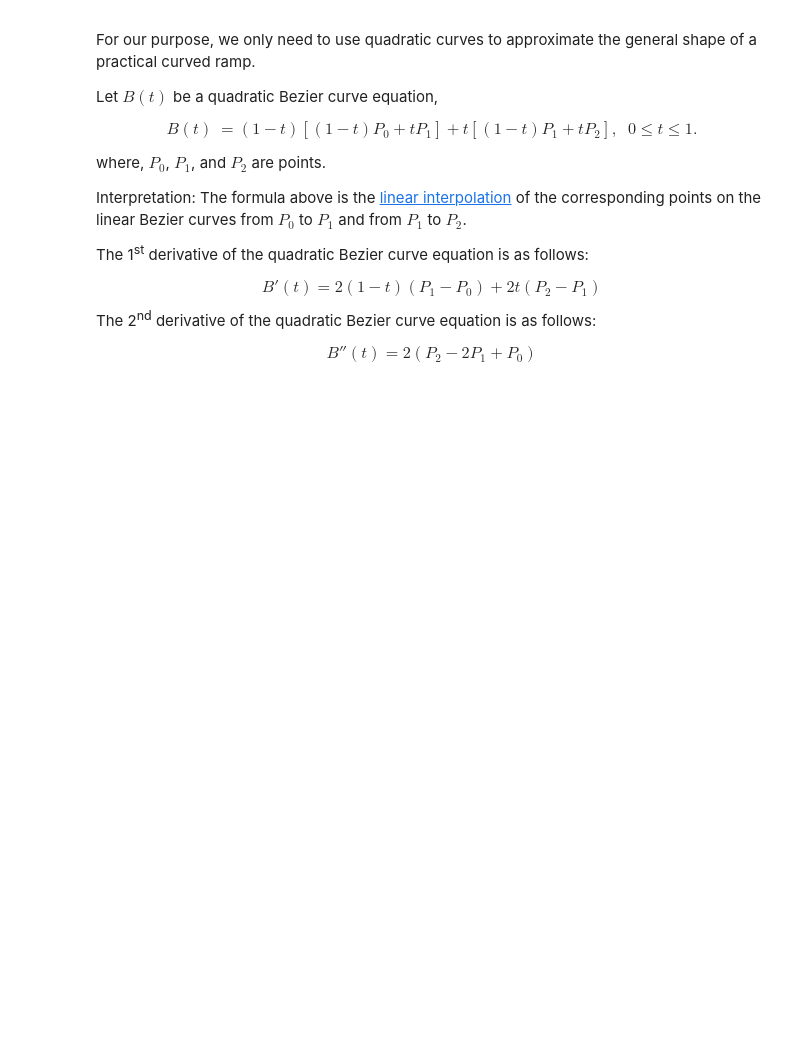
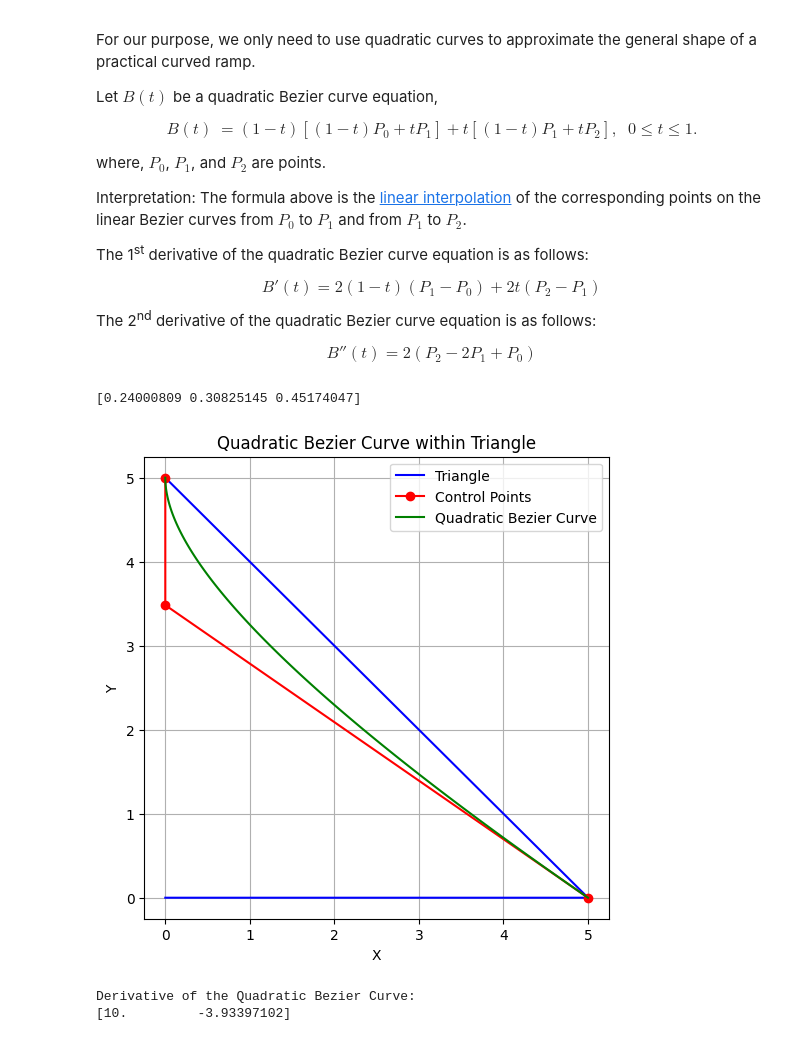
Before and after one commit to Atishaya7777/brachistochrone-trajectory, a Jupyter notebook: main.ipynb, the cells around one changed output. Drawn from its saved outputs; the diff is of its cells as text; code cells hidden in the pictures; blank space fills up the shorter version.

Commit message:
feat: Added Bezier curves generation and time calculation functions

```diff
--- a/main.ipynb
+++ b/main.ipynb
@@ -364,3 +364,75 @@ $$B'(t)=2(1-t)(P_1-P_0)+2t(P_2-P_1)$$
 The 2<sup>nd</sup> derivative of the quadratic Bezier curve equation is as follows:
 
 $$B''(t)=2(P_2 - 2P_1 + P_0)$$
+# %%
+
+def generate_three_sum_one(amount: int) -> list[float]:
+    random_nums: list[float] = np.random.random(amount)
+    random_nums /= random_nums.sum()
+
+    return random_nums
+
+print(generate_three_sum_one(3))
+# %% [output]
+[0.24000809 0.30825145 0.45174047]
+# %%
+import numpy as np
+import matplotlib.pyplot as plt
+
+HEIGHT: int = 5
+BASE: int = 5
+
+def calc_derivative_bezier(control_points):
+    p_0, p_1, p_2 = control_points[0], control_points[1], control_points[2]
+    derivative = -2 * (1 - p_0) + 2 * (1 - 2 * p_1) + 2 * p_2
+    return derivative
+
+def generate_quadratic_bezier_curve(triangle, control_points, num_samples):
+    t = np.linspace(0, 1, num_samples)
+    curve_points = []
+
+    for t_val in t:
+        # Calculate the quadratic Bezier curve point
+        point = (1 - t_val) ** 2 * control_points[0] + 2 * (1 - t_val) * t_val * control_points[1] + t_val ** 2 * control_points[2]
+        curve_points.append(point)
+
+    return curve_points
+
+def generate_control_points(triangle):
+    hypotenuse = triangle[2] - triangle[0]
+    t = np.random.uniform(0, 1)
+    control_points = np.array([[BASE, 0], triangle[0] + t * hypotenuse, [0, HEIGHT]])
+    return control_points
+
+# Define the triangle vertices
+triangle = np.array([[0, 0], [BASE, 0], [0, HEIGHT]])
+
+# Define the control points for the quadratic Bezier curve
+control_points = generate_control_points(triangle)
+
+# Generate the quadratic Bezier curve points
+num_samples = 100
+curve_points = generate_quadratic_bezier_curve(triangle, control_points, num_samples)
+
+# Plot the triangle, control points, and curve
+plt.figure(figsize=(6, 6))
+plt.plot(triangle[:, 0], triangle[:, 1], 'b-', label='Triangle')
+plt.plot(control_points[:, 0], control_points[:, 1], 'ro-', label='Control Points')
+curve_x, curve_y = zip(*curve_points)
+plt.plot(curve_x, curve_y, 'g-', label='Quadratic Bezier Curve')
+plt.xlabel('X')
+plt.ylabel('Y')
+plt.title('Quadratic Bezier Curve within Triangle')
+plt.legend()
+plt.grid(True)
+plt.show()
+
+# Calculate the derivative of the quadratic Bezier curve
+derivative = calc_derivative_bezier(control_points)
+
+print("Derivative of the Quadratic Bezier Curve:")
+print(derivative)
+# %% [output]
+[figure, added]
+Derivative of the Quadratic Bezier Curve:
+[10.         -3.93397102]
```
Also changed, not shown: parts of 3 cells of this notebook.
